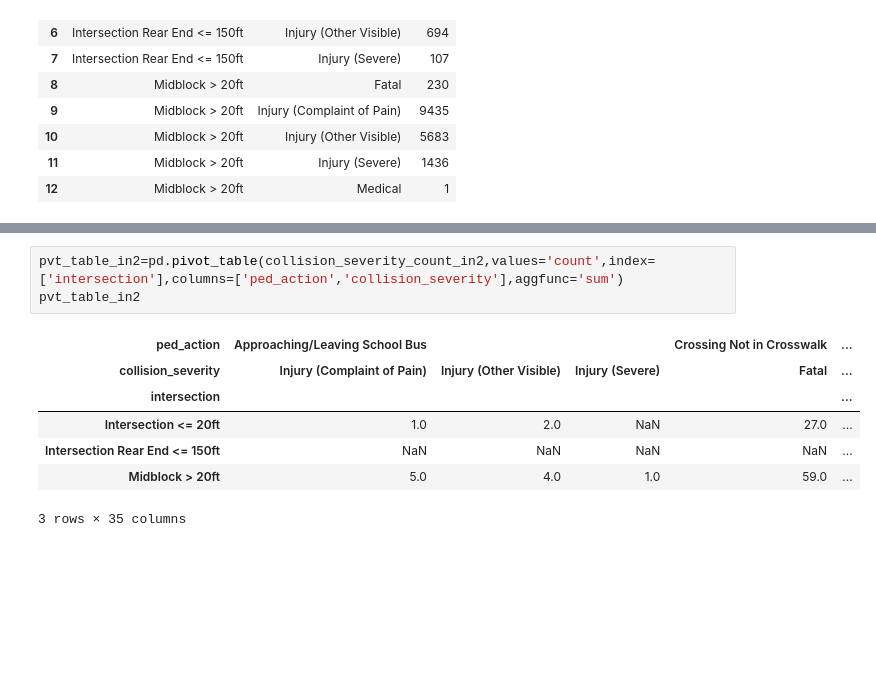
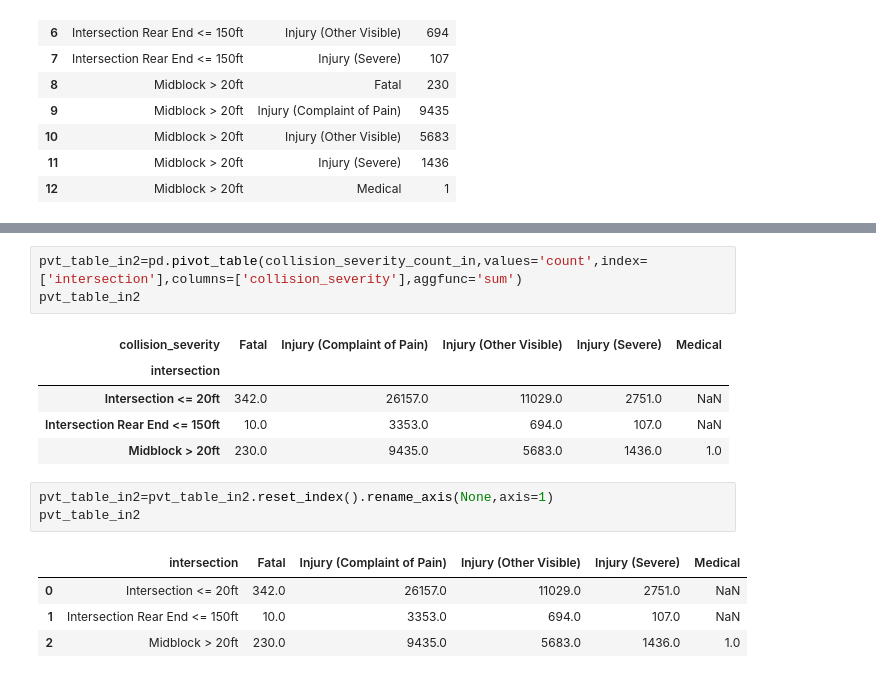
Before and after one commit to JmercyA/CAPSTONE-PROJECT-GROUP-3, a Jupyter notebook: notebooks/dataHA.ipynb, the cells around one changed output, grey strips where cells are left out. Saved outputs shown, nothing was run; the diff lists cells and outputs as text; blank space fills up the shorter version.

```diff
--- a/notebooks/dataHA.ipynb
+++ b/notebooks/dataHA.ipynb
@@ -791,11 +829,17 @@ collision_severity_count_in2
 # %%
-pvt_table_in2=pd.pivot_table(collision_severity_count_in2,values='count',index=['intersection'],columns=['ped_action','collision_severity'],aggfunc='sum')
+pvt_table_in2=pd.pivot_table(collision_severity_count_in,values='count',index=['intersection'],columns=['collision_severity'],aggfunc='sum')
 pvt_table_in2
 # %% [output]
-| ped_action | Approaching/Leaving School Bus |  |  | Crossing Not in Crosswalk | ... |
-| collision_severity | Injury (Complaint of Pain) | Injury (Other Visible) | Injury (Severe) | Fatal | ... |
-| intersection |  |  |  |  | ... |
-| Intersection <= 20ft | 1.0 | 2.0 | NaN | 27.0 | ... |
-| Intersection Rear End <= 150ft | NaN | NaN | NaN | NaN | ... |
-| Midblock > 20ft | 5.0 | 4.0 | 1.0 | 59.0 | ... |
+| collision_severity | Fatal | Injury (Complaint of Pain) | Injury (Other Visible) | Injury (Severe) | Medical |
+| intersection |  |  |  |  |  |
+| Intersection <= 20ft | 342.0 | 26157.0 | 11029.0 | 2751.0 | NaN |
+| Intersection Rear End <= 150ft | 10.0 | 3353.0 | 694.0 | 107.0 | NaN |
+| Midblock > 20ft | 230.0 | 9435.0 | 5683.0 | 1436.0 | 1.0 |
-3 rows × 35 columns
+# %%
+pvt_table_in2=pvt_table_in2.reset_index().rename_axis(None,axis=1)
+pvt_table_in2
+# %% [output]
+|  | intersection | Fatal | Injury (Complaint of Pain) | Injury (Other Visible) | Injury (Severe) | Medical |
+| 0 | Intersection <= 20ft | 342.0 | 26157.0 | 11029.0 | 2751.0 | NaN |
+| 1 | Intersection Rear End <= 150ft | 10.0 | 3353.0 | 694.0 | 107.0 | NaN |
+| 2 | Midblock > 20ft | 230.0 | 9435.0 | 5683.0 | 1436.0 | 1.0 |
```
Also changed, not shown: parts of 41 cells of this notebook.
